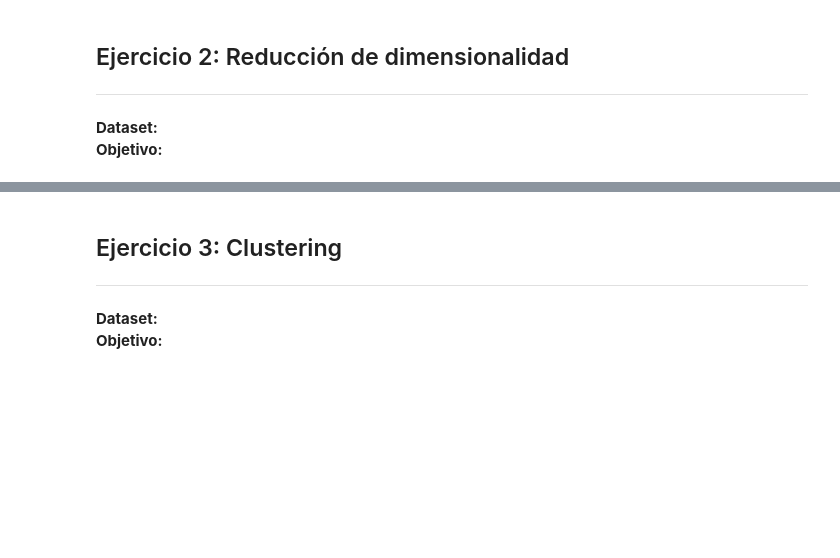
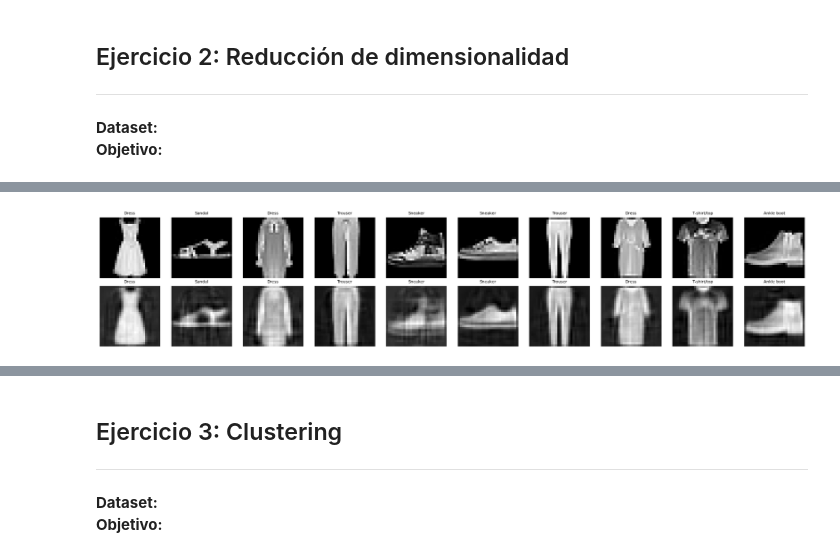
Before and after one commit to biancapaz/ml_tp4, a Jupyter notebook: Paz_Bianca_Notebook_TP4.ipynb, the cells around one changed output, grey strips where cells are left out. Cells and saved outputs as stored; diff of their text form; code cells hidden in the pictures; blank space fills up the shorter version.

```diff
--- a/Paz_Bianca_Notebook_TP4.ipynb
+++ b/Paz_Bianca_Notebook_TP4.ipynb
@@ -175 +175,5 @@ Epoch  50/50  train=0.0094  test=0.0103
+# %%
+utils.plot_reconstruction(X_test.values, test_hat_k, y_test)
+# %% [output]
+[figure, added]
 # %%
```
Also changed, not shown: parts of 25 cells of this notebook, 5 other files.
